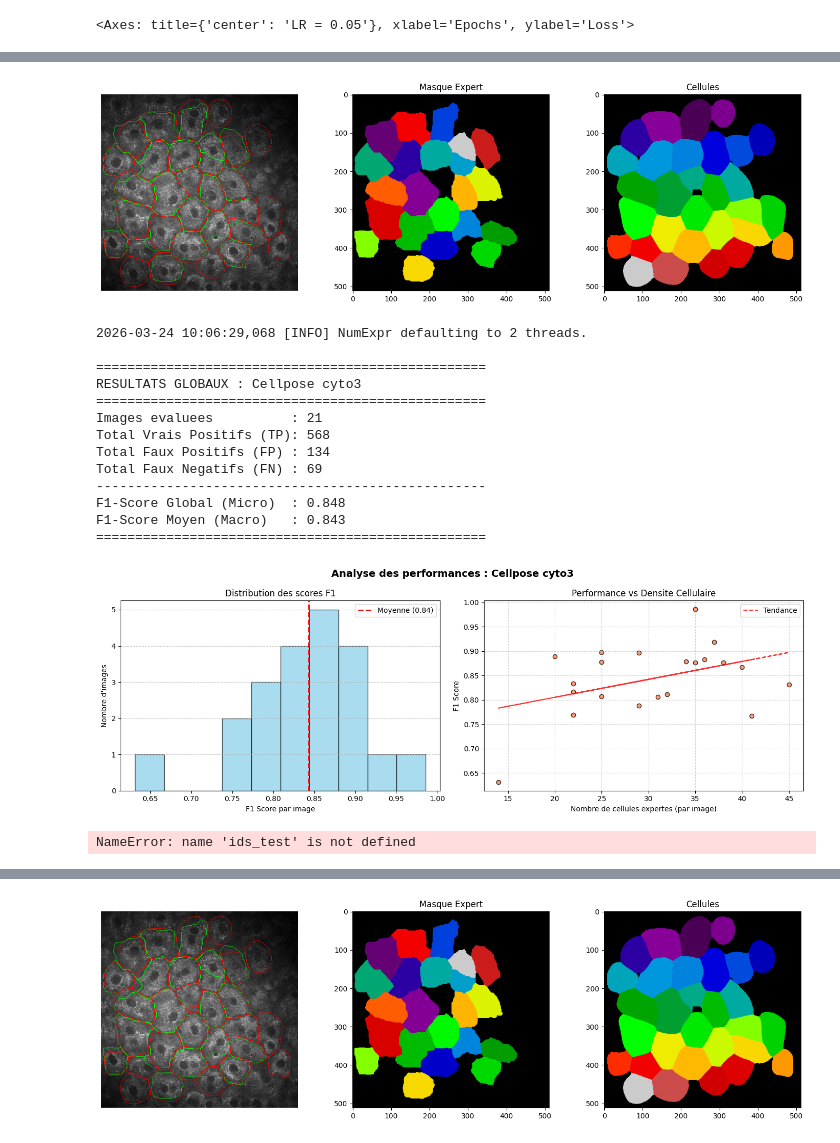
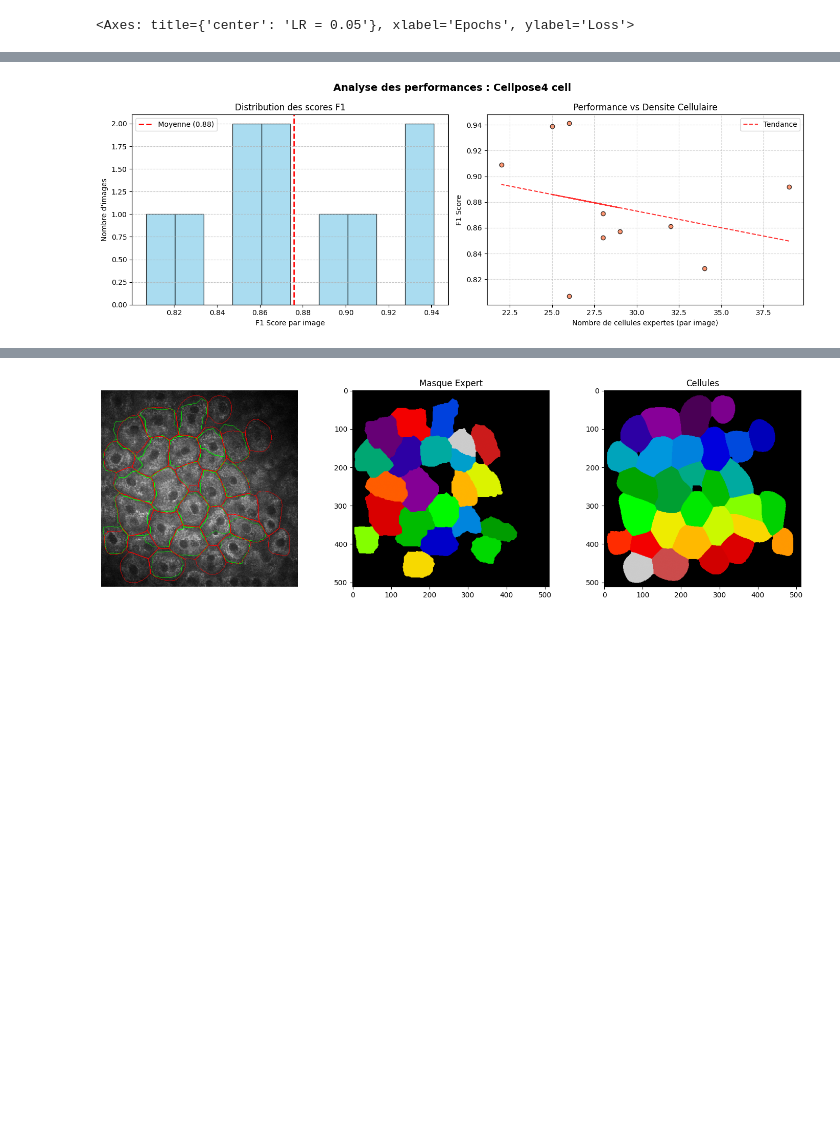
Before and after one commit to GautierGabriel/DIMA, a Jupyter notebook: scripts/cellpose4.ipynb, the cells around one changed output, grey strips where cells are left out. Saved outputs shown, nothing was run; the diff lists cells and outputs as text; code cells hidden in the pictures; blank space fills up the shorter version.

Commit message:
cellpose nuclei

```diff
--- a/scripts/cellpose4.ipynb
+++ b/scripts/cellpose4.ipynb
@@ -325,31 +352,59 @@ Modèle sauvegardé : models/cyto4_100
 io.logger_setup()
 model = models.CellposeModel(gpu=True, pretrained_model='./models/cyto4_50.pth')
 
-output_dir = './data/prediction/cellpose4_50/'
-os.makedirs(output_dir, exist_ok=True)
+base_output = './data/prediction/cellpose4_cyto/'
+output_dir_masks = os.path.join(base_output, 'masks/')
+output_dir_viz = os.path.join(base_output, 'visualizations/')
+
+os.makedirs(output_dir_masks, exist_ok=True)
+os.makedirs(output_dir_viz, exist_ok=True)
 
 ev = tool.Stats()
-
 all_results = []
 
-for img_id in ids_test:
+print("Début du traitement, de l'évaluation et de l'export des visualisations (planche 4 images)...")
+
+for img_id in ids_val:
     img = visualizer.load_data(img_id, mode='Image')
     true_mask = visualizer.load_data(img_id, mode='Cell')
 
-    masks, flows, styles = model.eval(img, resample=True)
+    masks, flows, styles = model.eval(img, resample=True,flow_threshold=0.4, cellprob_threshold=0.0)
 
-    save_path = os.path.join(output_dir, f"{img_id}_Cell_pred.bmp")
-    cv2.imwrite(save_path, masks)
-
-    all_results.append(ev.report("Cellpose", true_mask, masks, show=False))
+    save_path_mask = os.path.join(output_dir_masks, f"{img_id}_Cell_pred.bmp")
+    cv2.imwrite(save_path_mask, masks.astype(np.uint16))
 
 
-    if img_id == '065':
-        fig, (ax1, ax2, ax3) = plt.subplots(1, 3, figsize=(18, 5))
-        visualizer.plot_overlay(i=img_id, mask_pred=masks, ax=ax1, show=False)
-        visualizer.plot(data=masks, mode='Cell_pred', ax=ax3, show=False)
-        visualizer.plot(i=img_id, mode='Cell', ax=ax2, show=False, title="Masque Expert")
-        plt.show()
+    all_results.append(ev.report("Cellpose4_cyto", true_mask, masks, show=False))
+    perf = ev.summary_perf(true_mask, masks, iou_threshold=0.5)
 
-df_final = ev.global_report(all_results, model_name="Cellpose cyto3")
+    fig, axes = plt.subplots(2, 2, figsize=(20, 20))
+    ax1, ax2, ax3, ax4 = axes.flatten()
+
+    visualizer.plot(i=img_id, mode='Image', ax=ax1, show=False)
+    ax1.set_title("A. Image Brute")
+
+    visualizer.plot_overlay(i=img_id, mask_pred=masks, ax=ax2, show=False, mode='Cell')
+    ax2.set_title("B. Superposition ( vert expert, rouge cellpose)")
+
+    visualizer.plot(i=img_id, mode='Cell', ax=ax3, show=False)
+    ax3.set_title("C. Masque Expert")
+
+    visualizer.plot(data=masks, mode='Cell_pred', ax=ax4, show=False)
+    ax4.set_title("D. Prédiction Cellpose ")
+
+    titre_rapport = (f"Rapport Image : {img_id} | "
+                     f"F1-Score: {perf['f1']:.3f} | "
+                     f"TP : {perf['tp']} , FP : {perf['fp']} , FN : {perf['fn']}")
+
+    fig.suptitle(titre_rapport, fontsize=16, fontweight='bold', y=0.98)
+
+    plt.tight_layout()
+    fig.subplots_adjust(top=0.85)
+
+    save_path_viz = os.path.join(output_dir_viz, f"{img_id}_rapport_complet.png")
+    plt.savefig(save_path_viz, dpi=150, bbox_inches='tight')
+
+    plt.close(fig)
+
+df_final = ev.global_report(all_results, model_name=f"Cellpose4 cell")
 # %% [output]
@@ -365,19 +428 @@ torch version:          2.10.0+cu128
-[figure, old version]
+[figure, new version]
-2026-03-24 10:06:29,068 [INFO] NumExpr defaulting to 2 threads.
-
-==================================================
-RESULTATS GLOBAUX : Cellpose cyto3
-==================================================
-Images evaluees          : 21
-Total Vrais Positifs (TP): 568
-Total Faux Positifs (FP) : 134
-Total Faux Negatifs (FN) : 69
---------------------------------------------------
-F1-Score Global (Micro)  : 0.848
-F1-Score Moyen (Macro)   : 0.843
-==================================================
-[figure, removed]
-# %%
-print(ids_test)
-# %% [output]
-NameError: name 'ids_test' is not defined
```
Also changed, not shown: parts of 16 cells of this notebook, 2 other files.
